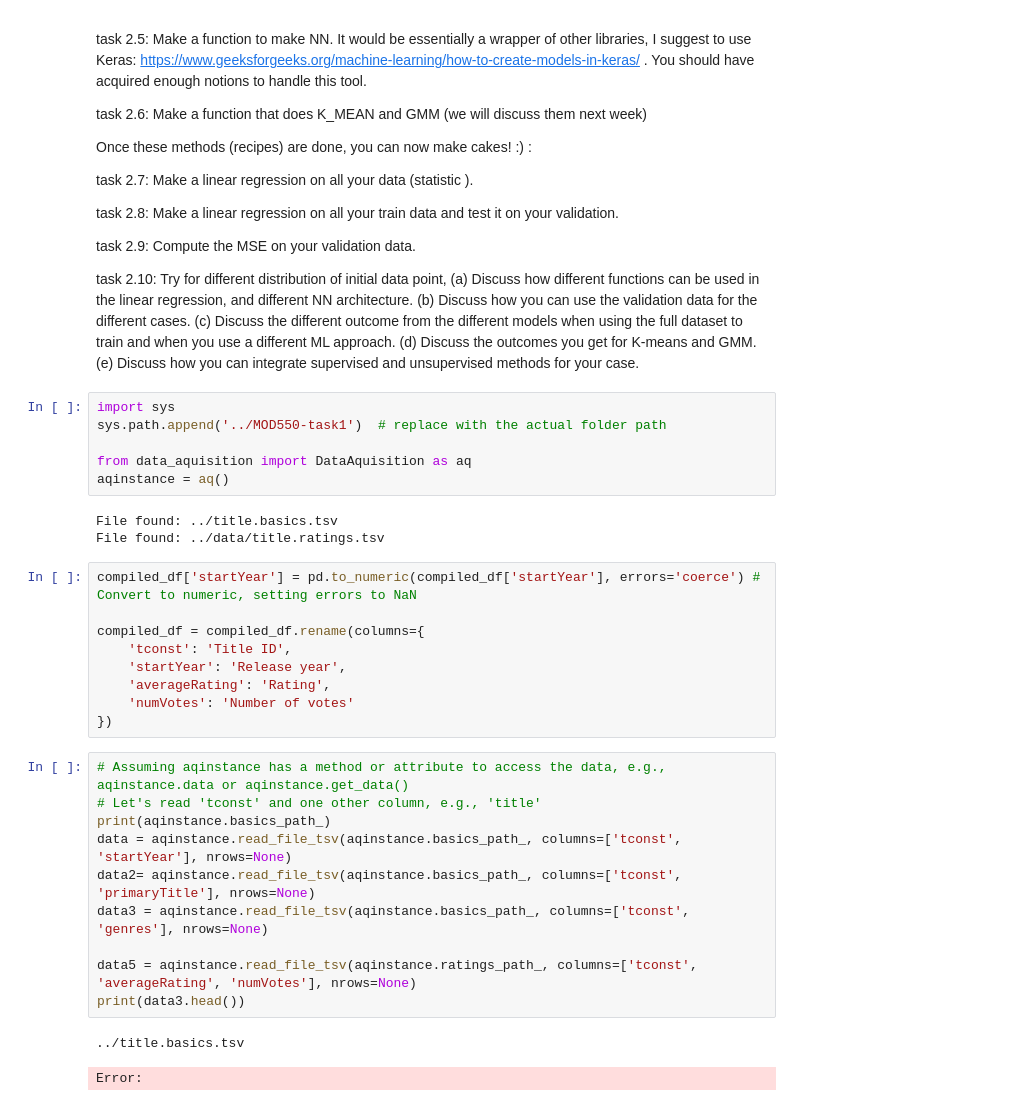
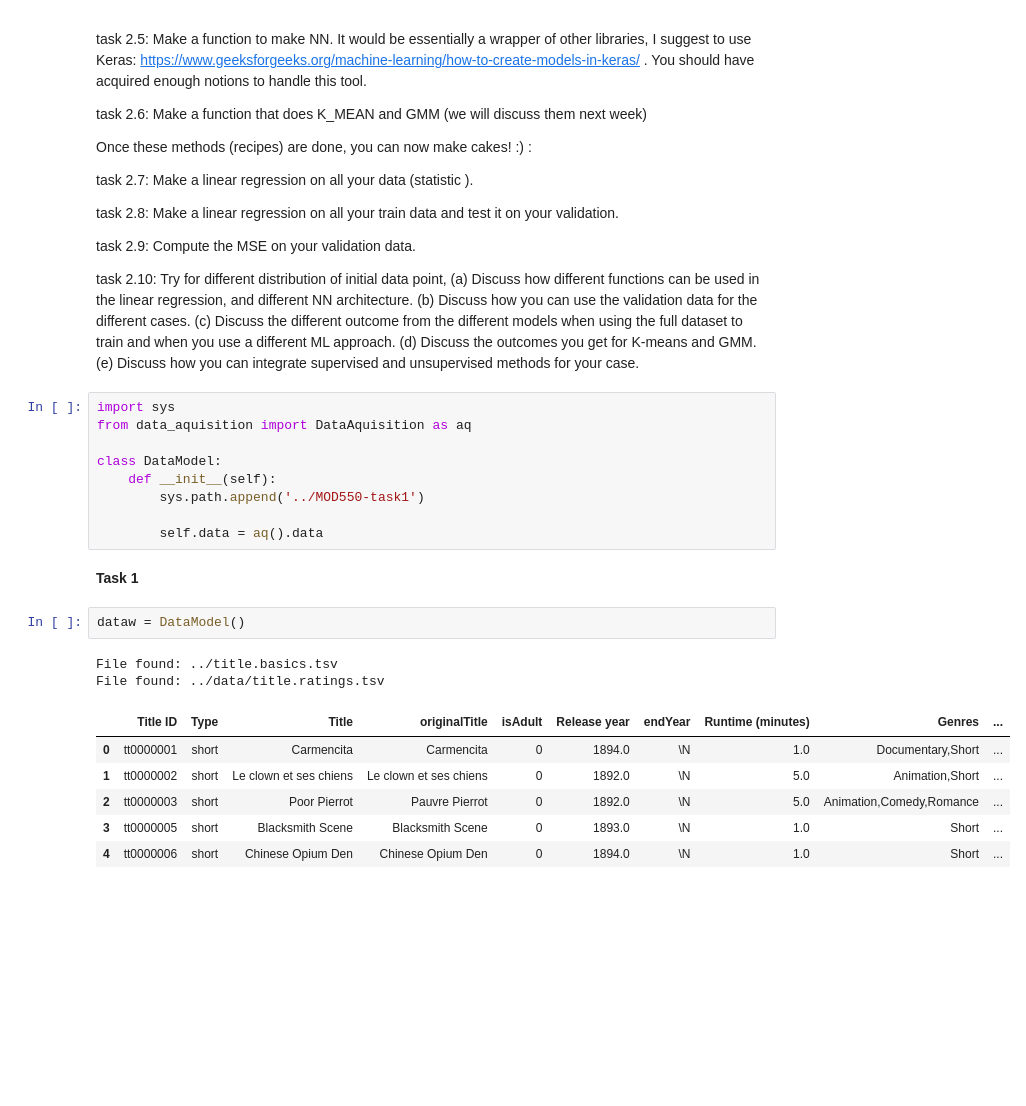
Before and after one commit to MalleBallen/MOD550---2025---Malvin, a Jupyter notebook: MOD550-task2/task2.ipynb, the cells around one changed output. Cells and saved outputs as stored; diff of their text form; blank space fills up the shorter version.

```diff
--- a/MOD550-task2/task2.ipynb
+++ b/MOD550-task2/task2.ipynb
@@ -20,34 +20,25 @@ task 2.8: Make a linear regression on all your train data and test it on your va
 task 2.9: Compute the MSE on your validation data.
 
 task 2.10: Try for different distribution of initial data point, (a) Discuss how different functions can be used in the linear regression, and different NN architecture. (b) Discuss how you can use the validation data for the different cases. (c) Discuss the different outcome from the different models when using the full dataset to train and when you use a different ML approach. (d) Discuss the outcomes you get for K-means and GMM. (e) Discuss how you can integrate supervised and unsupervised methods for your case.
+# %%
+import sys
+from data_aquisition import DataAquisition as aq
+
+class DataModel:
+    def __init__(self):
+        sys.path.append('../MOD550-task1')
+
+        self.data = aq().data
+# %% [markdown]
+**Task 1**
 # %%
-import sys
-sys.path.append('../MOD550-task1')  # replace with the actual folder path
-
-from data_aquisition import DataAquisition as aq
-aqinstance = aq()
+dataw = DataModel()
 # %% [output]
 File found: ../title.basics.tsv
 File found: ../data/title.ratings.tsv
+|  | Title ID | Type | Title | originalTitle | isAdult | Release year | endYear | Runtime (minutes) | Genres | ... |
+| 0 | tt0000001 | short | Carmencita | Carmencita | 0 | 1894.0 | \N | 1.0 | Documentary,Short | ... |
+| 1 | tt0000002 | short | Le clown et ses chiens | Le clown et ses chiens | 0 | 1892.0 | \N | 5.0 | Animation,Short | ... |
+| 2 | tt0000003 | short | Poor Pierrot | Pauvre Pierrot | 0 | 1892.0 | \N | 5.0 | Animation,Comedy,Romance | ... |
+| 3 | tt0000005 | short | Blacksmith Scene | Blacksmith Scene | 0 | 1893.0 | \N | 1.0 | Short | ... |
+| 4 | tt0000006 | short | Chinese Opium Den | Chinese Opium Den | 0 | 1894.0 | \N | 1.0 | Short | ... |
-# %%
-compiled_df['startYear'] = pd.to_numeric(compiled_df['startYear'], errors='coerce') # Convert to numeric, setting errors to NaN
-
-compiled_df = compiled_df.rename(columns={
-    'tconst': 'Title ID',
-    'startYear': 'Release year',
-    'averageRating': 'Rating',
-    'numVotes': 'Number of votes'
-})
-# %%
-# Assuming aqinstance has a method or attribute to access the data, e.g., aqinstance.data or aqinstance.get_data()
-# Let's read 'tconst' and one other column, e.g., 'title'
-print(aqinstance.basics_path_)
-data = aqinstance.read_file_tsv(aqinstance.basics_path_, columns=['tconst', 'startYear'], nrows=None)
-data2= aqinstance.read_file_tsv(aqinstance.basics_path_, columns=['tconst', 'primaryTitle'], nrows=None)
-data3 = aqinstance.read_file_tsv(aqinstance.basics_path_, columns=['tconst', 'genres'], nrows=None)
-
-data5 = aqinstance.read_file_tsv(aqinstance.ratings_path_, columns=['tconst', 'averageRating', 'numVotes'], nrows=None)
-print(data3.head())
-# %% [output]
-../title.basics.tsv
-Error:
```
Also changed, not shown: 2 other files.
